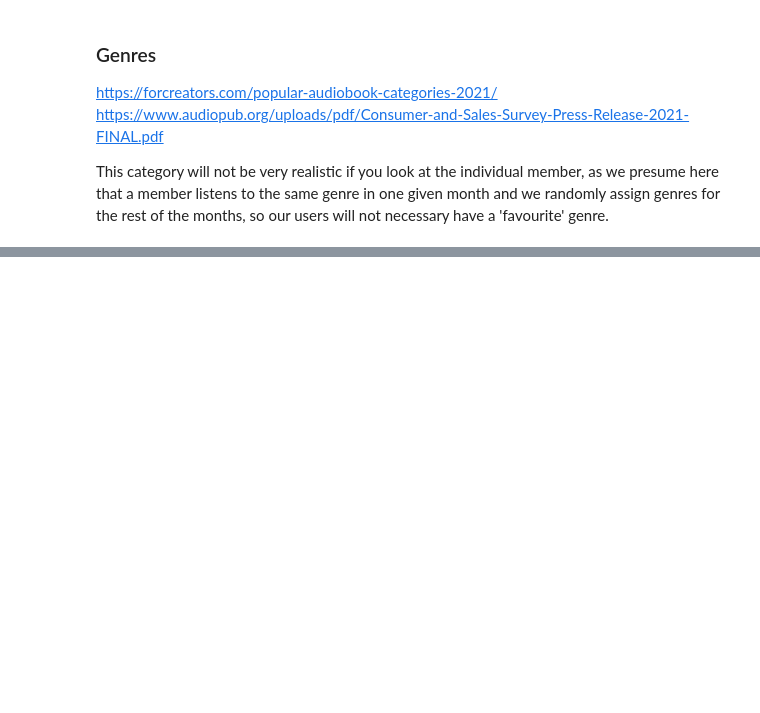
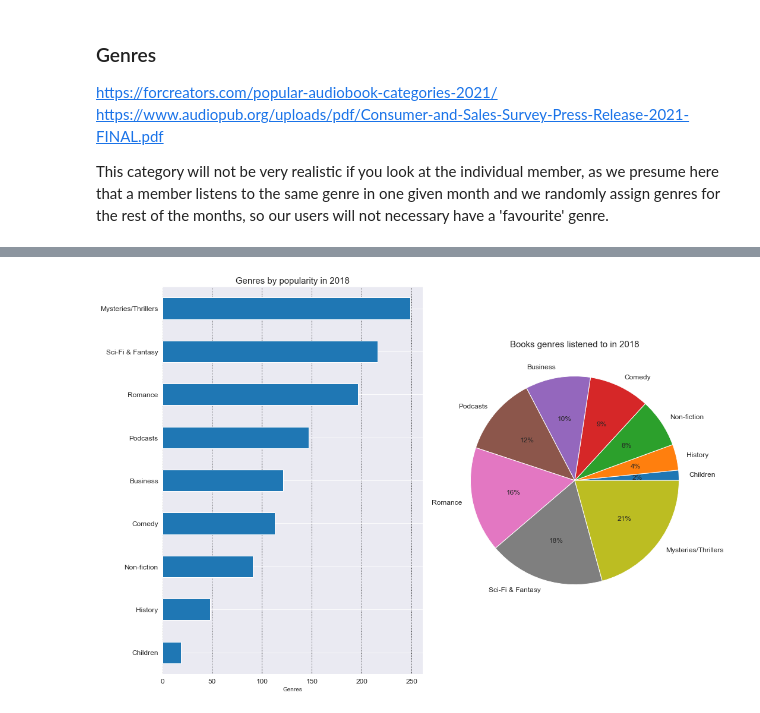
Before and after one commit to angelinka/programming_for_DA_project, a Jupyter notebook: audiobooks.ipynb, the cells around one changed output, grey strips where cells are left out. Saved outputs shown, nothing was run; the diff lists cells and outputs as text; code cells hidden in the pictures; blank space fills up the shorter version.

Commit message:
Looked at the data in genre column, added plots

```diff
--- a/audiobooks.ipynb
+++ b/audiobooks.ipynb
@@ -581,0 +584,3 @@ full.head(10)
+# %%
+yr2018 = full[full['year'] == '2018']
+yr2018.genre.value_counts()
@@ -581,0 +598,20 @@ full.head(10)
+# %%
+# 2018 genres by popularity bar plot
+plt.subplot(1,2,1) # Side by side subplots
+yr2018.genre.value_counts().sort_values().plot(kind = 'barh', fontsize=12)
+
+plt.grid(axis='x', c='black', ls=':', lw='1')
+plt.title('Genres by popularity in 2018', fontsize=15)
+plt.xlabel("Genres")
+
+# 2018 genres by popularity pie plot
+plt.subplot(1,2,2) # Side by side subplots
+yr2018.genre.value_counts().sort_values().plot(kind = 'pie', autopct='%1.0f%%', fontsize=12)
+
+plt.title('Books genres listened to in 2018', fontsize=15)
+plt.ylabel("")
+
+plt.tight_layout()
+plt.show()
+# %% [output]
+[figure, added]
```
Also changed, not shown: parts of 21 cells of this notebook.
